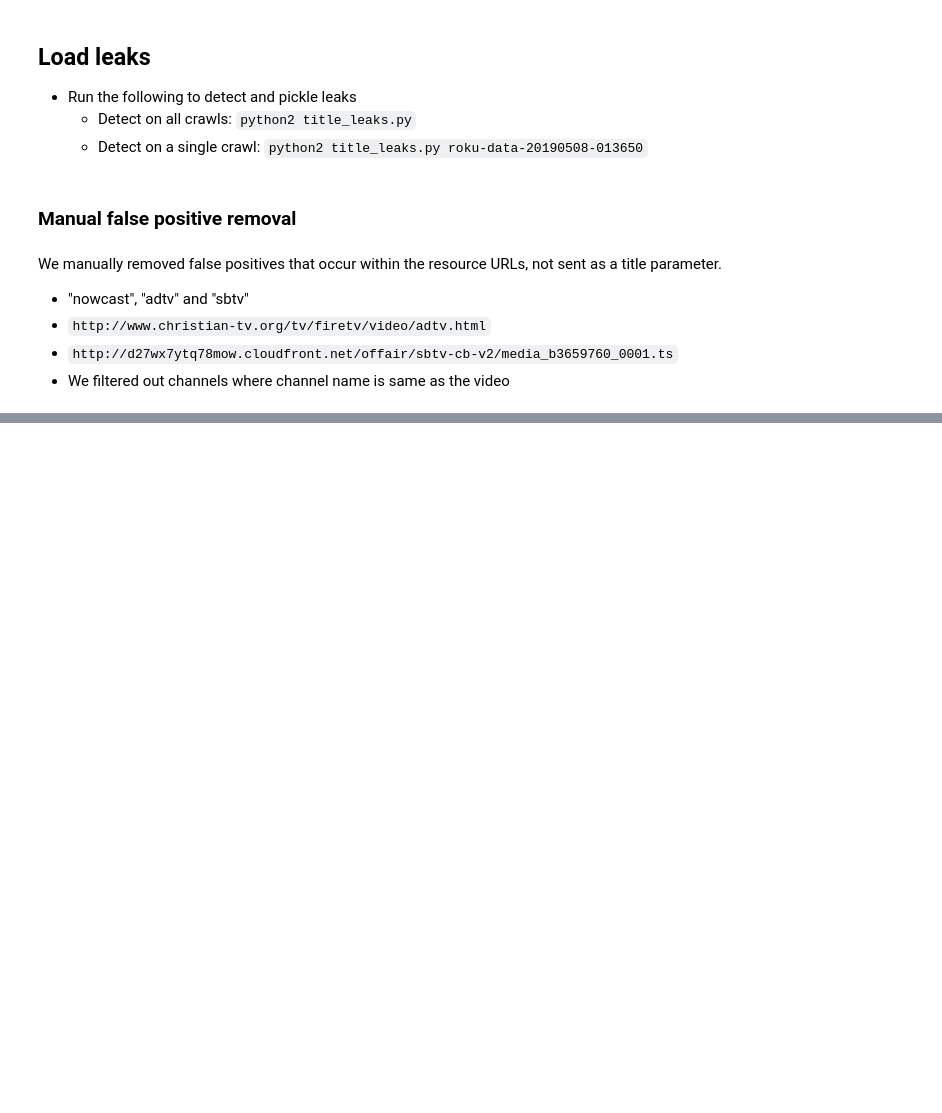
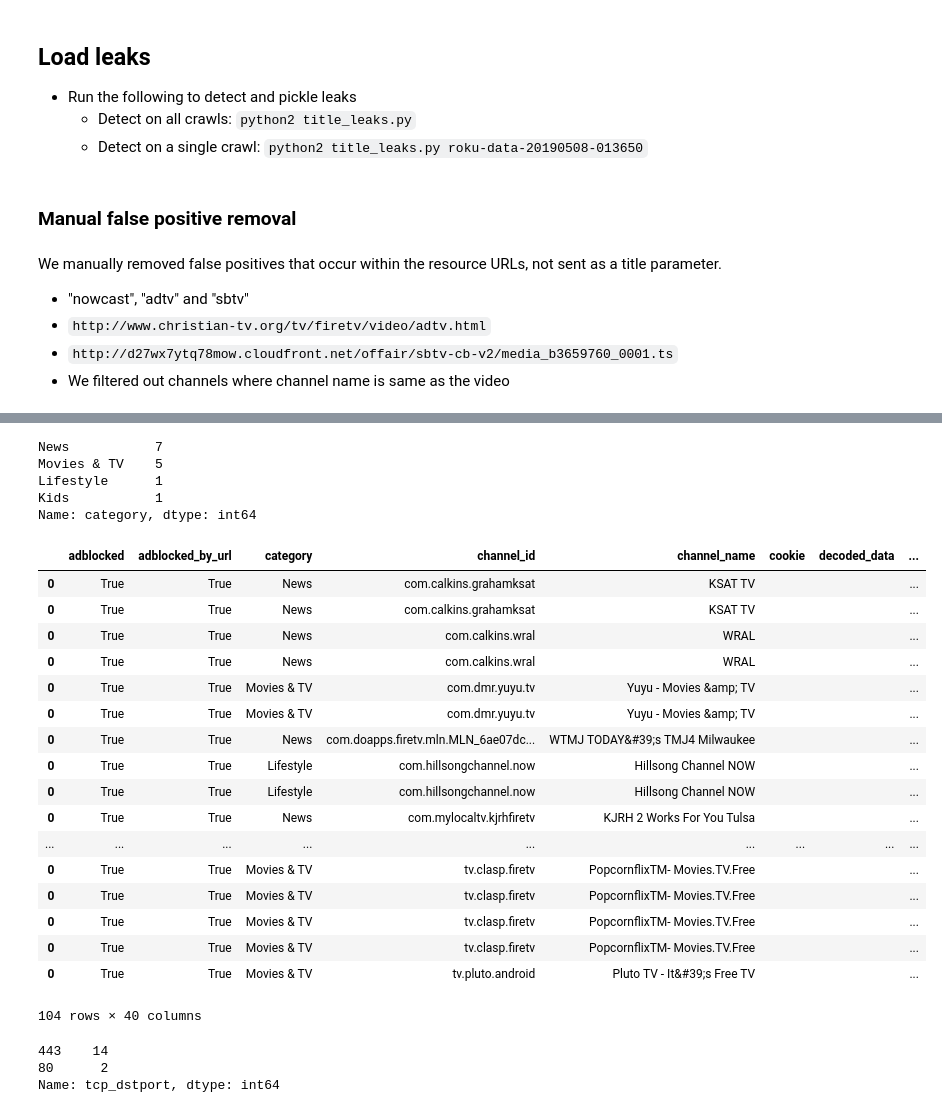
Before and after one commit to citp/ott-tracking, a Jupyter notebook: src/analysis/notebooks/Title-Leak-Detection-Amazon.ipynb, the cells around one changed output, grey strips where cells are left out. Saved outputs shown, nothing was run; the diff lists cells and outputs as text; code cells hidden in the pictures; blank space fills up the shorter version.

```diff
--- a/src/analysis/notebooks/Title-Leak-Detection-Amazon.ipynb
+++ b/src/analysis/notebooks/Title-Leak-Detection-Amazon.ipynb
@@ -73,0 +77,35 @@ print(make_latex_table(title_leaks[['channel_name', 'search', 'req_domain']].dro
+# %%
+title_leaks[['channel_id', 'category']].drop_duplicates()['category'].value_counts()
+# %% [output]
+News           7
+Movies & TV    5
+Lifestyle      1
+Kids           1
+Name: category, dtype: int64
+# %%
+title_leaks[title_leaks.url.str.startswith('https://')]
+# %% [output]
+|  | adblocked | adblocked_by_url | category | channel_id | channel_name | cookie | decoded_data | ... |
+| 0 | True | True | News | com.calkins.grahamksat | KSAT TV |  |  | ... |
+| 0 | True | True | News | com.calkins.grahamksat | KSAT TV |  |  | ... |
+| 0 | True | True | News | com.calkins.wral | WRAL |  |  | ... |
+| 0 | True | True | News | com.calkins.wral | WRAL |  |  | ... |
+| 0 | True | True | Movies & TV | com.dmr.yuyu.tv | Yuyu - Movies &amp; TV |  |  | ... |
+| 0 | True | True | Movies & TV | com.dmr.yuyu.tv | Yuyu - Movies &amp; TV |  |  | ... |
+| 0 | True | True | News | com.doapps.firetv.mln.MLN_6ae07dc... | WTMJ TODAY&#39;s TMJ4 Milwaukee |  |  | ... |
+| 0 | True | True | Lifestyle | com.hillsongchannel.now | Hillsong Channel NOW |  |  | ... |
+| 0 | True | True | Lifestyle | com.hillsongchannel.now | Hillsong Channel NOW |  |  | ... |
+| 0 | True | True | News | com.mylocaltv.kjrhfiretv | KJRH 2 Works For You Tulsa |  |  | ... |
+| ... | ... | ... | ... | ... | ... | ... | ... | ... |
+| 0 | True | True | Movies & TV | tv.clasp.firetv | PopcornflixTM- Movies.TV.Free |  |  | ... |
+| 0 | True | True | Movies & TV | tv.clasp.firetv | PopcornflixTM- Movies.TV.Free |  |  | ... |
+| 0 | True | True | Movies & TV | tv.clasp.firetv | PopcornflixTM- Movies.TV.Free |  |  | ... |
+| 0 | True | True | Movies & TV | tv.clasp.firetv | PopcornflixTM- Movies.TV.Free |  |  | ... |
+| 0 | True | True | Movies & TV | tv.pluto.android | Pluto TV - It&#39;s Free TV |  |  | ... |
+104 rows × 40 columns
+# %%
+title_leaks[['channel_id', 'tcp_dstport']].drop_duplicates()['tcp_dstport'].value_counts()
+# %% [output]
+443    14
+80      2
+Name: tcp_dstport, dtype: int64
```
Also changed, not shown: parts of 4 cells of this notebook.
